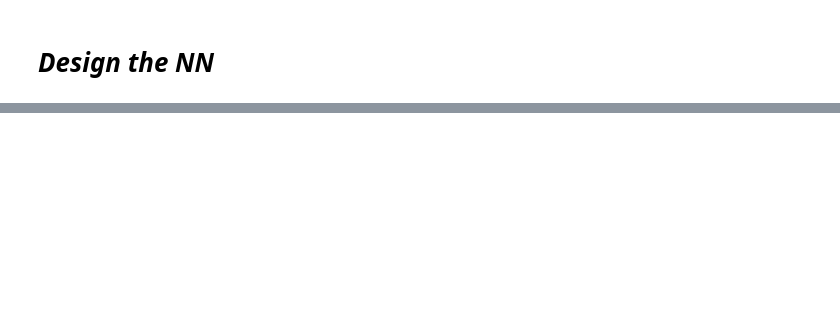
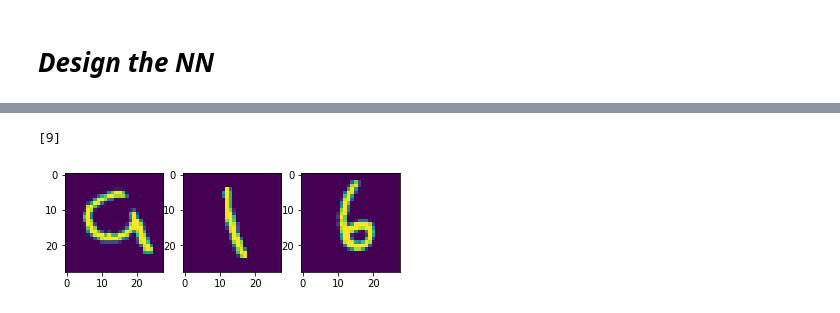
Before and after one commit to aquangnguyen1992/tensorflow_colab, a Jupyter notebook: MNIST_tensorflow.ipynb, the cells around one changed output, grey strips where cells are left out. Drawn from its saved outputs; the diff is of its cells as text; code cells hidden in the pictures; blank space fills up the shorter version.

```diff
--- a/MNIST_tensorflow.ipynb
+++ b/MNIST_tensorflow.ipynb
@@ -211,0 +263,14 @@ print(template.format(test_loss.result(),
+# %%
+i = np.random.randint(0, x_max_train.shape[0])
+
+test_label = y_max_train[i]
+
+for j in range(3):
+  test_im = x_max_train[i,:,:,j]
+  plt.subplot(1,3,j+1)
+  plt.imshow(test_im)
+
+print(test_label)
+# %% [output]
+[9]
+[figure, added]
```
Also changed, not shown: parts of 14 cells of this notebook.
